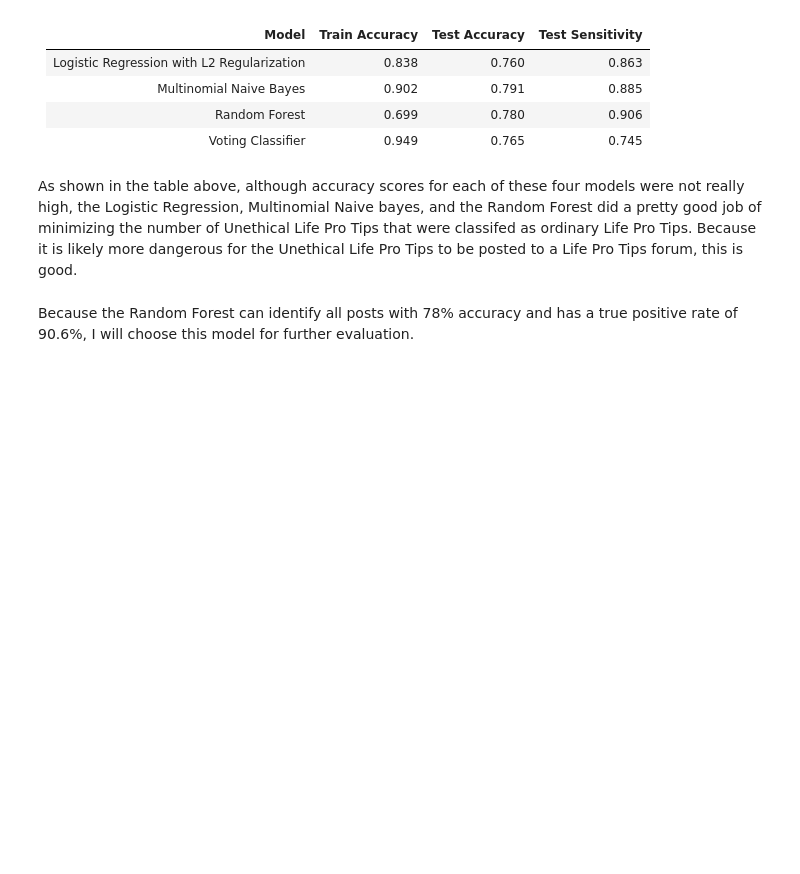
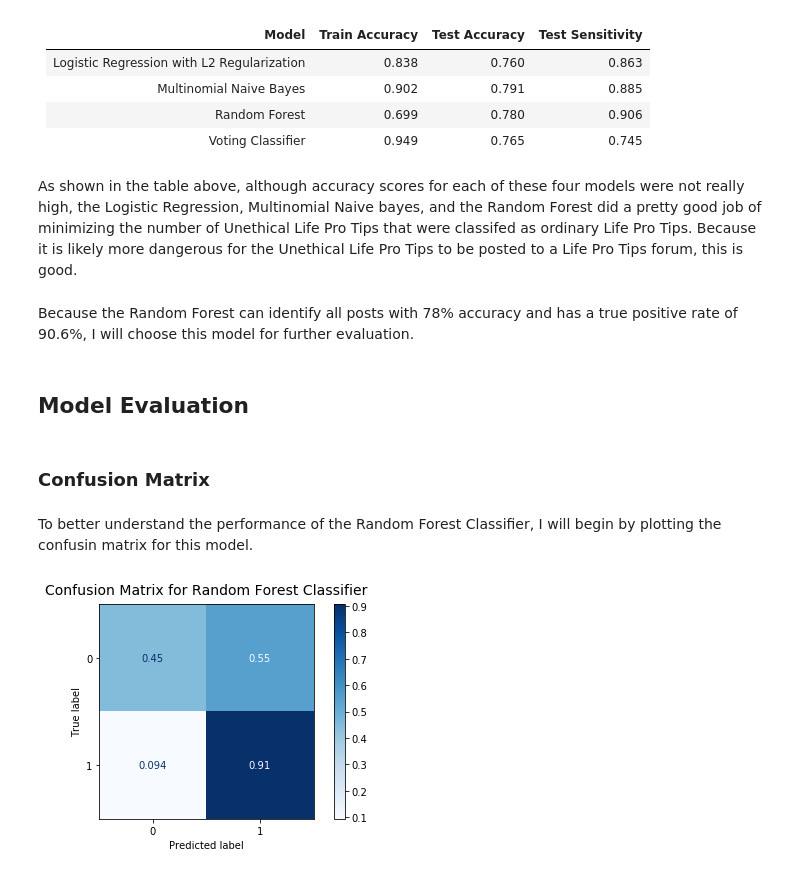
Before and after one commit to jlu90/Subreddit-Classification, a Jupyter notebook: code/Project 3 - Life Pro Tips vs. Unethical Life Pro Tips Classification.ipynb, the cells around one changed output. Cells and saved outputs as stored; diff of their text form; code cells hidden in the pictures; blank space fills up the shorter version.

Commit message:
model evaluation

```diff
--- a/code/Project 3 - Life Pro Tips vs. Unethical Life Pro Tips Classification.ipynb
+++ b/code/Project 3 - Life Pro Tips vs. Unethical Life Pro Tips Classification.ipynb
@@ -1077,3 +1077,15 @@ The testing sensitivity score is 0.745.
 As shown in the table above, although accuracy scores for each of these four models were not really high, the Logistic Regression, Multinomial Naive bayes, and the Random Forest did a pretty good job of minimizing the number of Unethical Life Pro Tips that were classifed as ordinary Life Pro Tips. Because it is likely more dangerous for the Unethical Life Pro Tips to be posted to a Life Pro Tips forum, this is good.
 # %% [markdown]
 Because the Random Forest can identify all posts with 78% accuracy and has a true positive rate of 90.6%, I will choose this model for further evaluation.
+# %% [markdown]
+## Model Evaluation
+# %% [markdown]
+### Confusion Matrix
+# %% [markdown]
+To better understand the performance of the Random Forest Classifier, I will begin by plotting the confusin matrix for this model.
+# %%
+plot_confusion_matrix(gs_rf_pipe, X_test, y_test, normalize = 'true', cmap = 'Blues');
+plt.title('Confusion Matrix for Random Forest Classifier', fontdict = {'fontsize':14}, pad = 10)
+plt.tight_layout();
+# %% [output]
+[figure, added]
```
Also changed, not shown: parts of 6 cells of this notebook.
